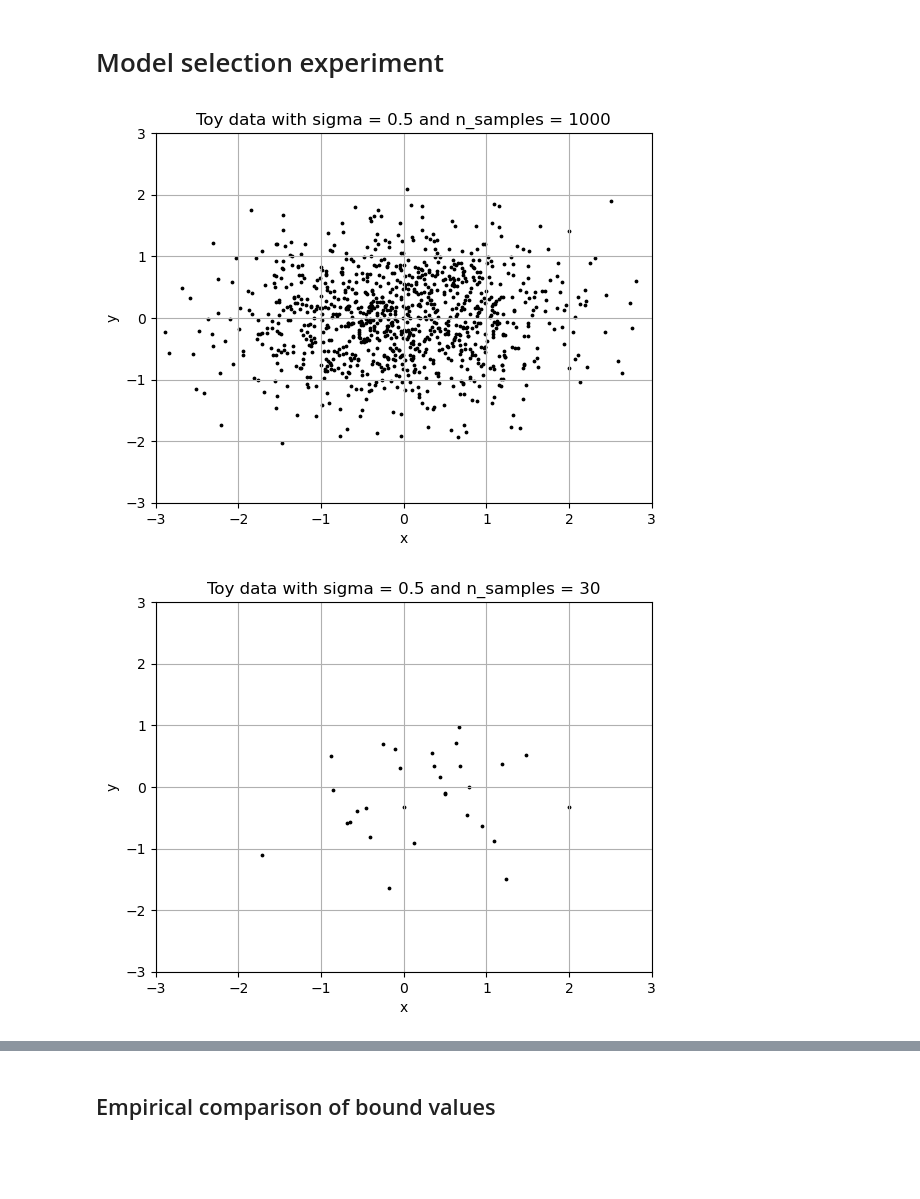
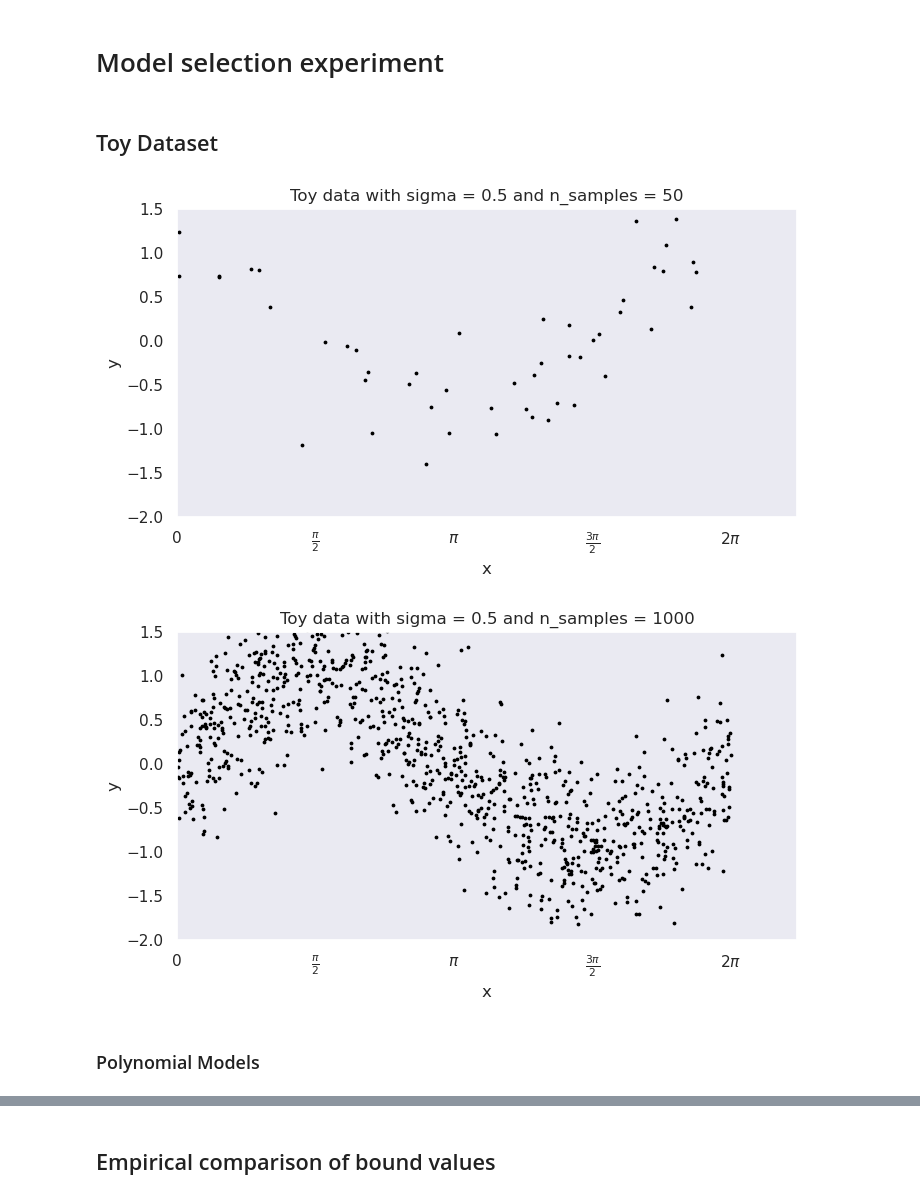
Before and after one commit to MAHDI-Imen/PACBayes, a Jupyter notebook: PAC_Bayesian.ipynb, the cells around one changed output, grey strips where cells are left out. Drawn from its saved outputs; the diff is of its cells as text; code cells hidden in the pictures; blank space fills up the shorter version.

```diff
--- a/PAC_Bayesian.ipynb
+++ b/PAC_Bayesian.ipynb
@@ -41,6 +2,0 @@ def generate_toy_data(n_samples=15, show=False, sigma=0.25, type="sin", w=None):
-# %%
-x_test, y_test = generate_toy_data(show=True, n_samples=1000, sigma=np.sqrt(0.25), type="gaussian")
-x, y = generate_toy_data(show=True, n_samples=30, sigma=np.sqrt(0.25), type="gaussian")
-# %% [output]
-[figure, removed]
-[figure, removed]
@@ -88 +21,14 @@ def get_losses(x, y, d, n):
+# %% [markdown]
+## Toy Dataset
+# %%
+n = 50
+n_test = 1000
+s = np.sqrt(0.25)
+x, y = generate_toy_data(type="cos", show=True, n_samples=n, sigma=s)
+x_test, y_test = generate_toy_data(show=True, n_samples=n_test, sigma=s)
+# %% [output]
+[figure, added]
+[figure, added]
+# %% [markdown]
+### Polynomial Models
 # %%
```
Also changed, not shown: parts of 19 cells of this notebook, 12 other files.
